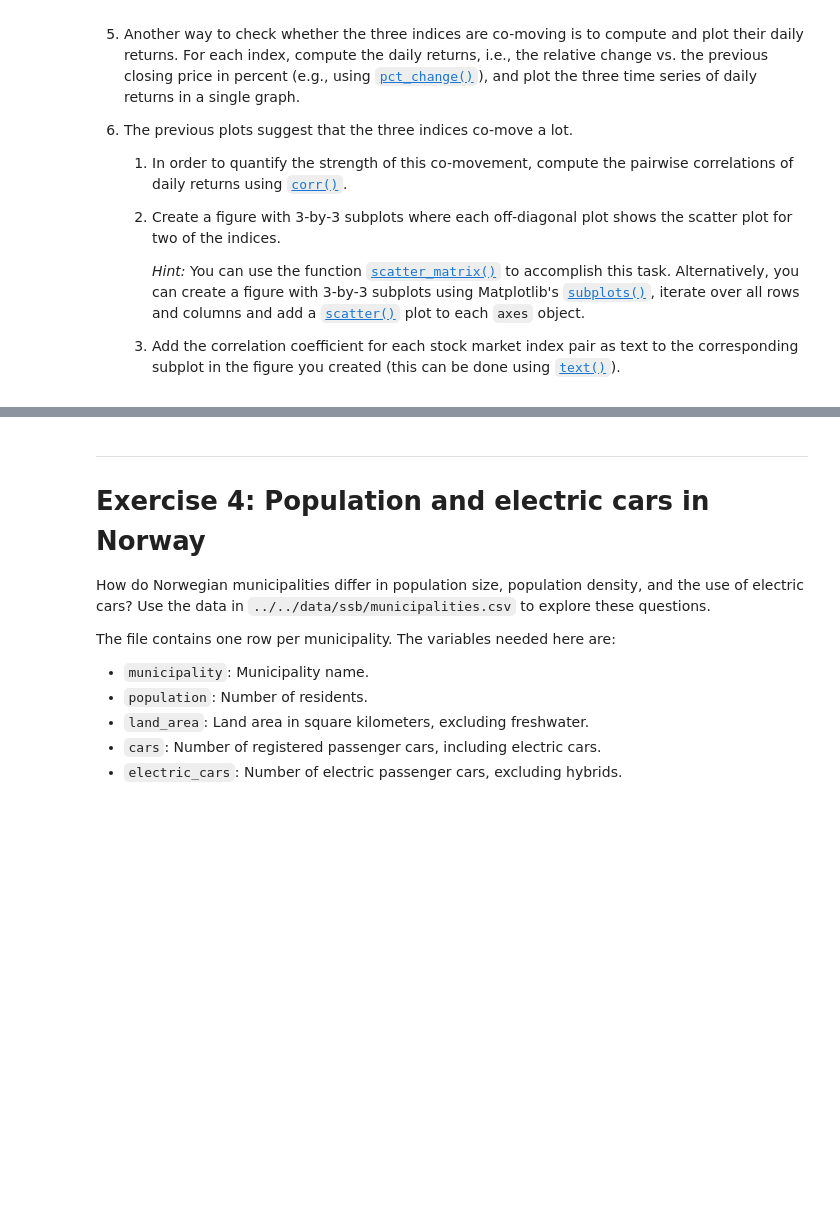
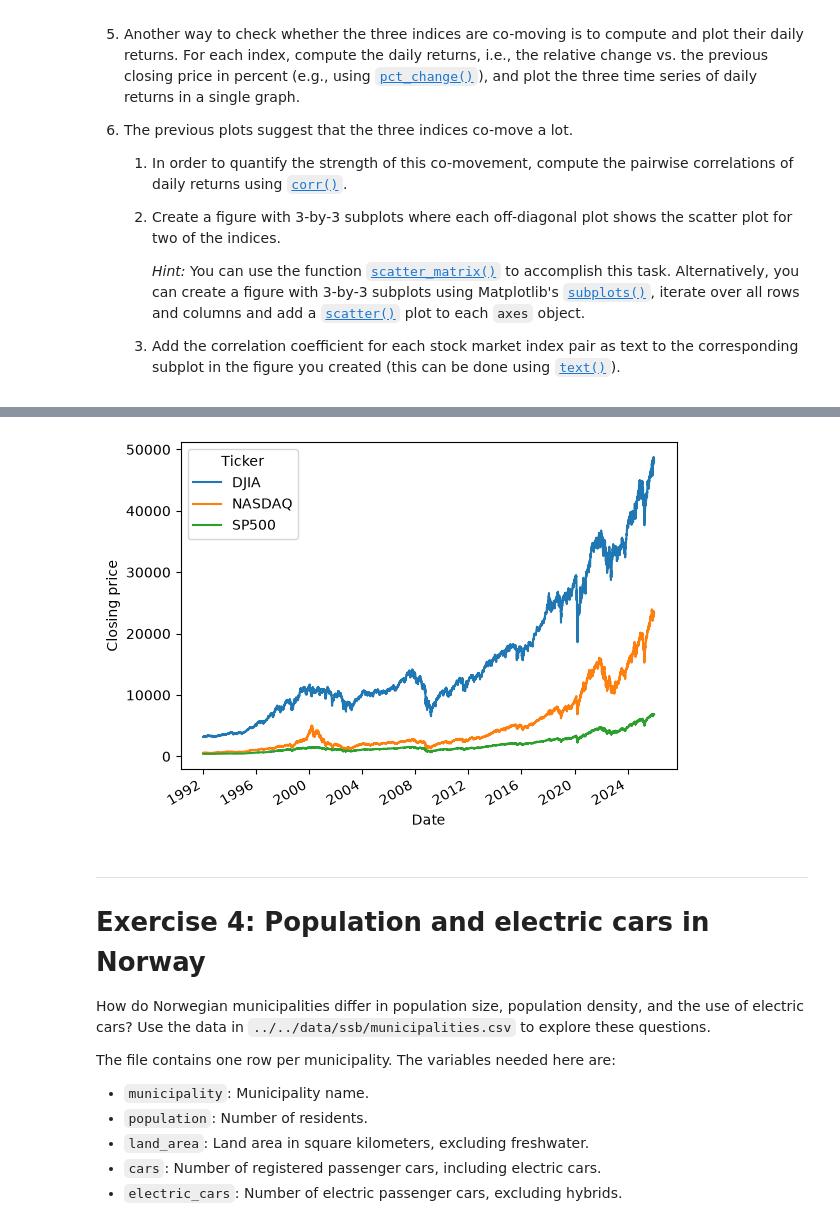
Before and after one commit to falkfrydenlund-creator/TECH2-H26, a Jupyter notebook: workshops/workshop3/workshop3.ipynb, the cells around one changed output, grey strips where cells are left out. Cells and saved outputs as stored; diff of their text form; code cells hidden in the pictures; blank space fills up the shorter version.

```diff
--- a/workshops/workshop3/workshop3.ipynb
+++ b/workshops/workshop3/workshop3.ipynb
@@ -291,3 +291,7 @@ Use the data in `indices.csv` from the folder `../../data/stockmarket` to solve
         as text to the corresponding subplot in the figure you created
         (this can be done using
         [`text()`](https://matplotlib.org/stable/api/_as_gen/matplotlib.pyplot.text.html)).
+# %%
+file = f'{DATA_PATH}/stockmarket/indices.csv'
+df = pd.read_csv(file, sep='\t', parse_dates=['Date'])
+df.head()
@@ -294,3 +305,9 @@ Use the data in `indices.csv` from the folder `../../data/stockmarket` to solve
+# %%
+df = df.pivot(index='Date', columns='Ticker', values='Price')
+# %%
+_ = df.plot.line(ylabel='Closing price')
+# %% [output]
+[figure, added]
 # %% [markdown]
 ***
 # Exercise 4: Population and electric cars in Norway
```
Also changed, not shown: parts of 1 cell of this notebook, 1 other file.
